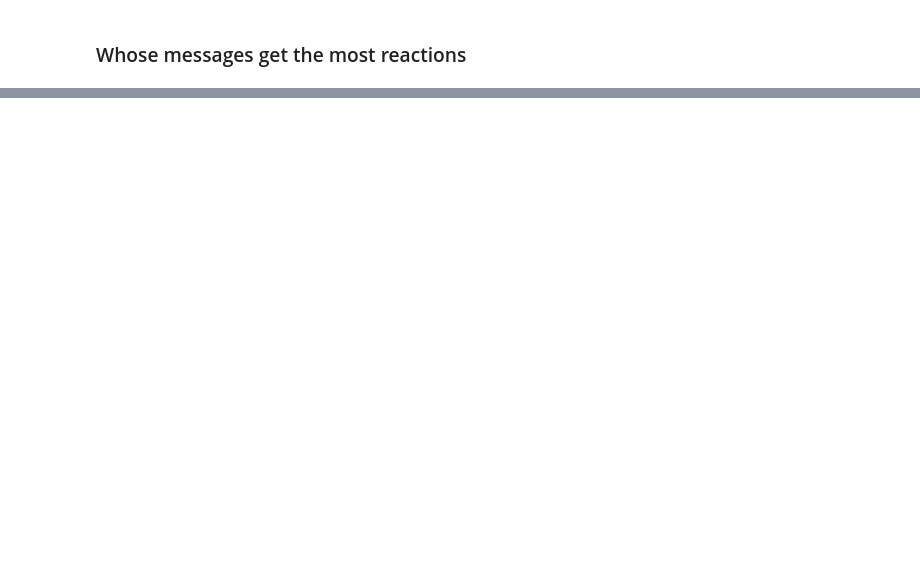
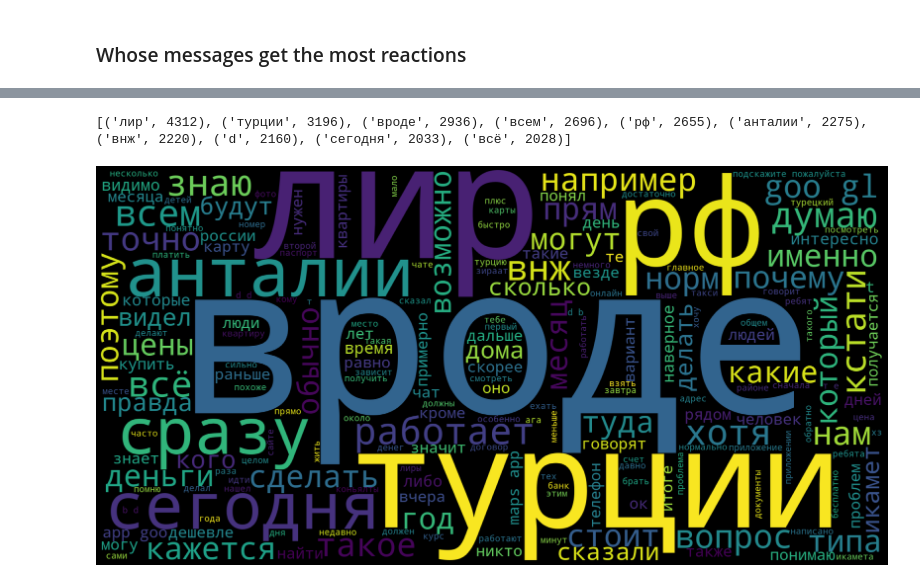
Before and after one commit to DmitriiK/telegram-automation, a Jupyter notebook: telega2pandas.ipynb, the cells around one changed output, grey strips where cells are left out. Saved outputs shown, nothing was run; the diff lists cells and outputs as text; code cells hidden in the pictures; blank space fills up the shorter version.

Commit message:
NLTK and word cloud

```diff
--- a/telega2pandas.ipynb
+++ b/telega2pandas.ipynb
@@ -250,0 +258,3 @@ display_helper('reactions_per_mess')
+# %%
+text = '.'.join(list(df.msg_text)) # [-500:]
+print(f'{int(len(text)/1000)}K symbols')
@@ -250,0 +283,14 @@ display_helper('reactions_per_mess')
+# %%
+import nltk
+from nltk.corpus import stopwords
+from nltk.probability import FreqDist
+nltk.download("stopwords")
+russian_stopwords = stopwords.words("russian")
+text_tokens = nltk.word_tokenize(text)
+# getting rid of stopwords
+text_tokens = [token.strip() for token in text_tokens if token not in russian_stopwords]
+# converting back to text
+text = nltk.Text(text_tokens)
+# frequency distribution
+fdist_sw = FreqDist(text)
+print(fdist_sw.most_common(10))
@@ -250,0 +302,24 @@ display_helper('reactions_per_mess')
+# %%
+# adding own stopwords
+russian_stopwords.extend(['это', 'просто','https','очень', 'ещё','вообще','говорил', 'нужно', 'спасибо'
+                          ,'привет', 'пока'])
+# rebuilding token list
+text_tokens = [token.strip() for token in text_tokens if token not in russian_stopwords]
+# again token to text
+text = nltk.Text(text_tokens)
+fdist_sw = FreqDist(text)
+print(fdist_sw.most_common(10))
+# %% [output]
+[('лир', 4312), ('турции', 3196), ('вроде', 2936), ('всем', 2696), ('рф', 2655), ('анталии', 2275), ('внж', 2220), ('d', 2160), ('сегодня', 2033), ('всё', 2028)]
+# %%
+from wordcloud import WordCloud
+import matplotlib.pyplot as plt
+text_raw = " ".join(text)
+wordcloud = WordCloud(width=1600, height=800).generate(text_raw)
+plt.figure( figsize=(20,10), facecolor='k')
+plt.imshow(wordcloud)
+plt.axis("off")
+plt.tight_layout(pad=0)
+plt.show()
+# %% [output]
+[figure, added]
```
Also changed, not shown: parts of 11 cells of this notebook.
